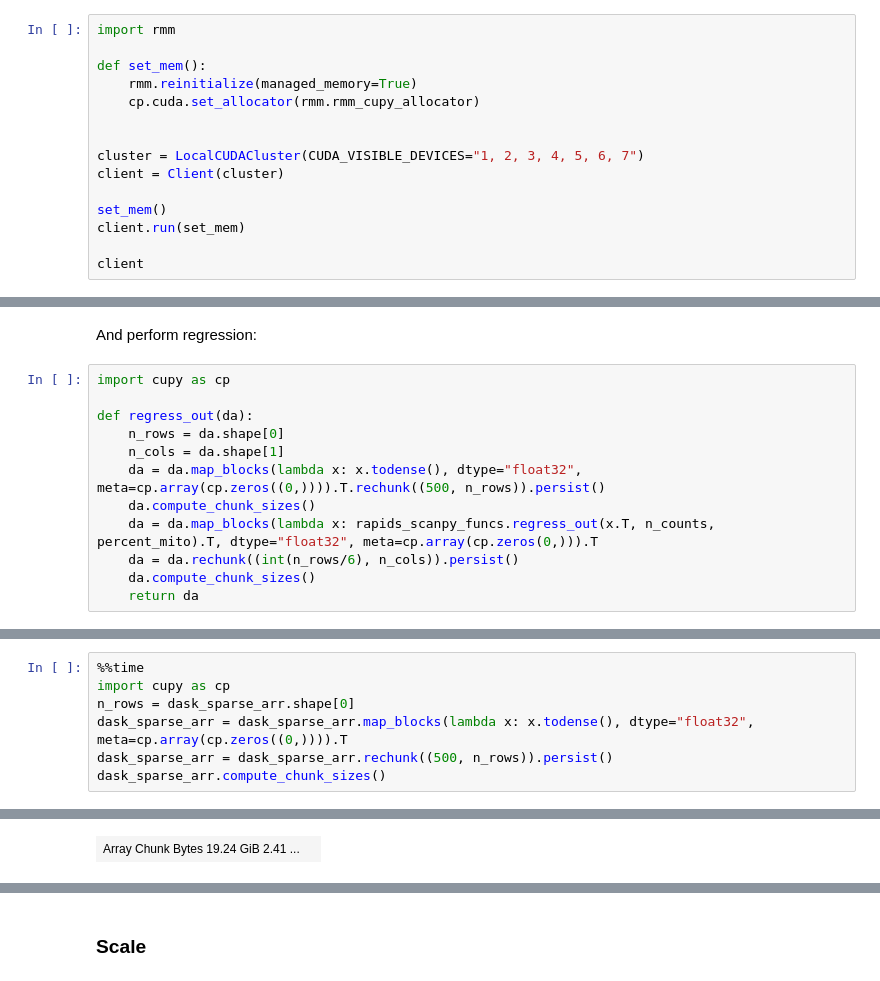
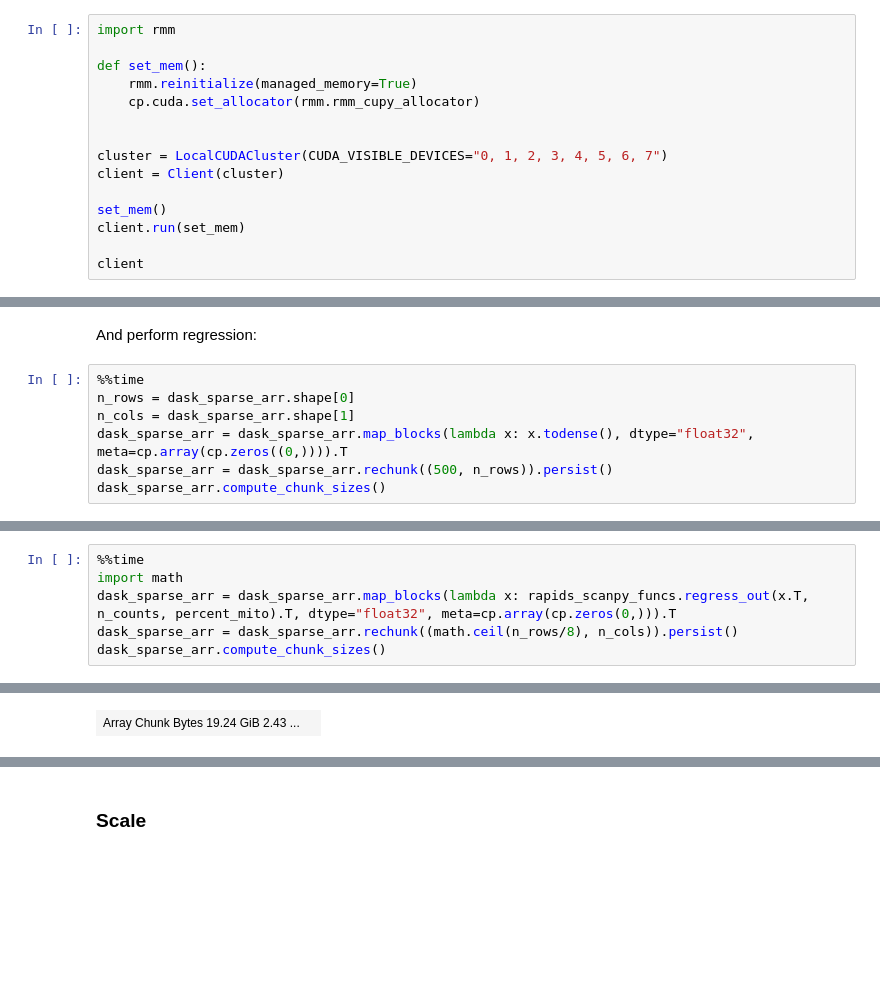
Before and after one commit to NVIDIA-Genomics-Research/rapids-single-cell-examples, a Jupyter notebook: notebooks/1M_brain_gpu_analysis_multigpu.ipynb, the cells around one changed output, grey strips where cells are left out. Cells and saved outputs as stored; diff of their text form; blank space fills up the shorter version.

```diff
--- a/notebooks/1M_brain_gpu_analysis_multigpu.ipynb
+++ b/notebooks/1M_brain_gpu_analysis_multigpu.ipynb
@@ -58,7 +58,7 @@ def set_mem():
     cp.cuda.set_allocator(rmm.rmm_cupy_allocator)
 
 
-cluster = LocalCUDACluster(CUDA_VISIBLE_DEVICES="1, 2, 3, 4, 5, 6, 7")
+cluster = LocalCUDACluster(CUDA_VISIBLE_DEVICES="0, 1, 2, 3, 4, 5, 6, 7")
 client = Client(cluster)
 
 set_mem()
@@ -223,14 +209,9 @@ del sparse_gpu_array
 # %% [markdown]
 And perform regression:
 # %%
-import cupy as cp
-
-def regress_out(da):
-    n_rows = da.shape[0]
-    n_cols = da.shape[1]
-    da = da.map_blocks(lambda x: x.todense(), dtype="float32", meta=cp.array(cp.zeros((0,)))).T.rechunk((500, n_rows)).persist()
-    da.compute_chunk_sizes()
-    da = da.map_blocks(lambda x: rapids_scanpy_funcs.regress_out(x.T, n_counts, percent_mito).T, dtype="float32", meta=cp.array(cp.zeros(0,))).T
-    da = da.rechunk((int(n_rows/6), n_cols)).persist()
-    da.compute_chunk_sizes()
-    return da
+%%time
+n_rows = dask_sparse_arr.shape[0]
+n_cols = dask_sparse_arr.shape[1]
+dask_sparse_arr = dask_sparse_arr.map_blocks(lambda x: x.todense(), dtype="float32", meta=cp.array(cp.zeros((0,)))).T
+dask_sparse_arr = dask_sparse_arr.rechunk((500, n_rows)).persist()
+dask_sparse_arr.compute_chunk_sizes()
@@ -237,8 +222,7 @@ def regress_out(da):
 # %%
 %%time
-import cupy as cp
-n_rows = dask_sparse_arr.shape[0]
-dask_sparse_arr = dask_sparse_arr.map_blocks(lambda x: x.todense(), dtype="float32", meta=cp.array(cp.zeros((0,)))).T
-dask_sparse_arr = dask_sparse_arr.rechunk((500, n_rows)).persist()
+import math
+dask_sparse_arr = dask_sparse_arr.map_blocks(lambda x: rapids_scanpy_funcs.regress_out(x.T, n_counts, percent_mito).T, dtype="float32", meta=cp.array(cp.zeros(0,))).T
+dask_sparse_arr = dask_sparse_arr.rechunk((math.ceil(n_rows/8), n_cols)).persist()
 dask_sparse_arr.compute_chunk_sizes()
 # %% [output]
@@ -267 +231 @@ Wall time: 26.6 s
-| Array Chunk Bytes 19.24 GiB 2.41 ... |  |
+| Array Chunk Bytes 19.24 GiB 2.43 ... |  |
```
Also changed, not shown: parts of 22 cells of this notebook.
